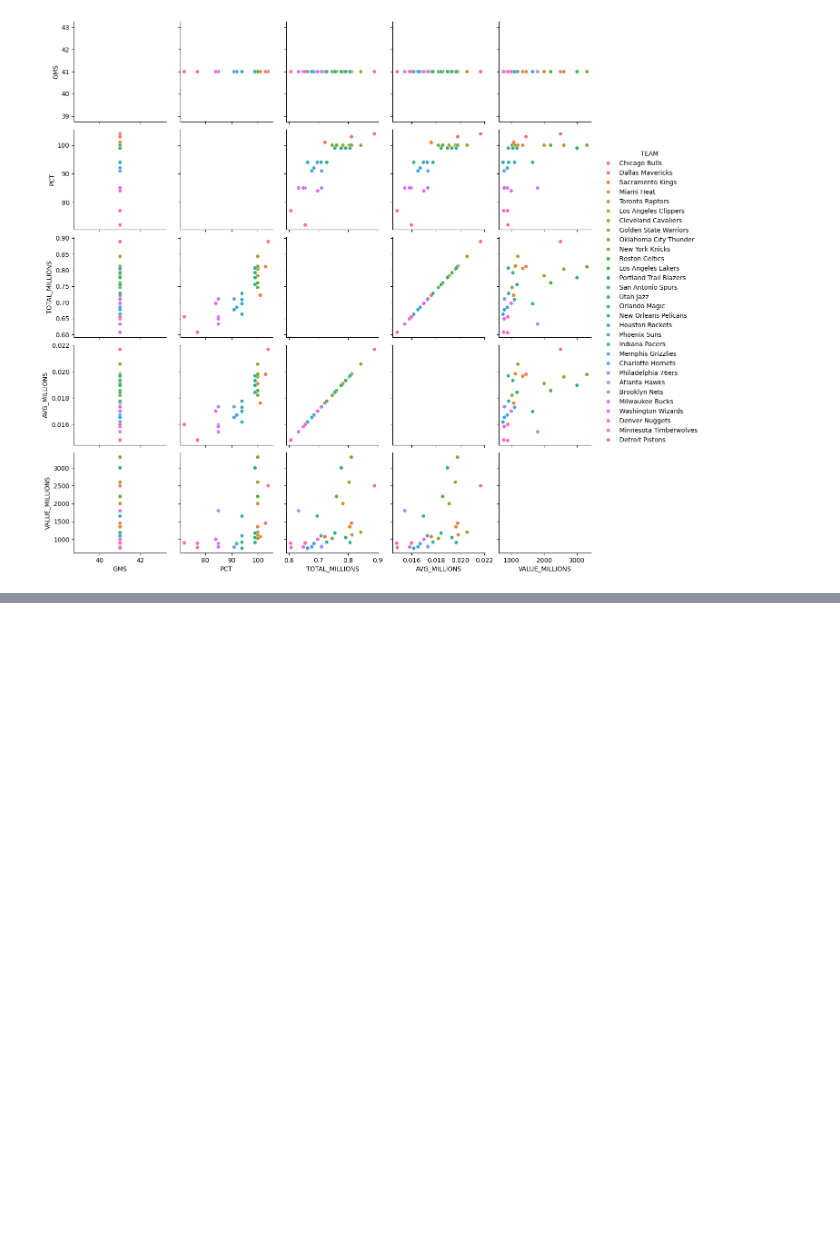
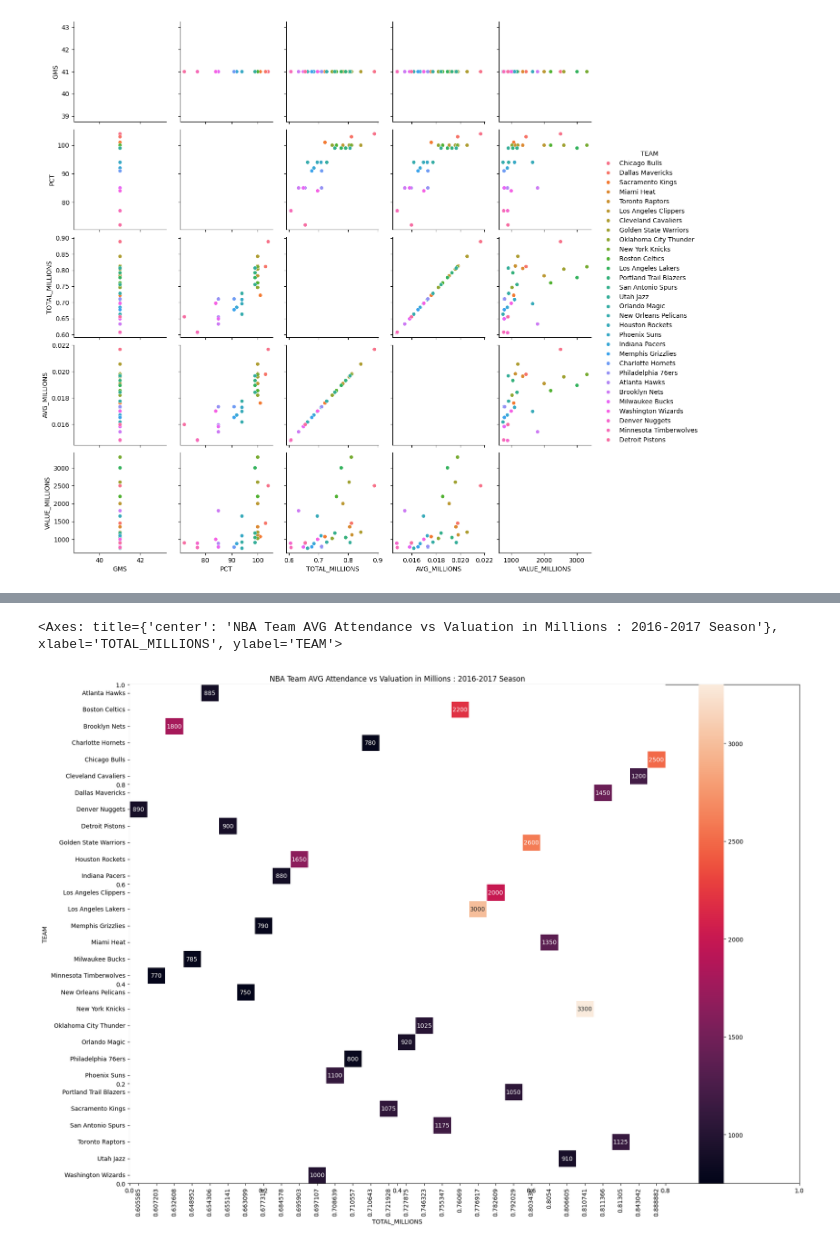
Before and after one commit to prxshetty/NBAInfluencePredictor, a Jupyter notebook: team_evaluation_nba.ipynb, the cells around one changed output, grey strips where cells are left out. Cells and saved outputs as stored; diff of their text form; code cells hidden in the pictures; blank space fills up the shorter version.

```diff
--- a/team_evaluation_nba.ipynb
+++ b/team_evaluation_nba.ipynb
@@ -109,0 +118,9 @@ sns.pairplot(attendance_valuation_df, hue="TEAM")
+# %%
+valuations=attendance_valuation_df.pivot_table(index="TEAM", columns="TOTAL_MILLIONS",value= "VALUE_MILLIONS")
+plt.subplots(figsize=(20,15))
+ax=plt.axes()
+ax.set_title("NBA Team AVG Attendance vs Valuation in Millions : 2016-2017 Season")
+sns.heatmap(valuations, linewidth=.5, annot=True, fmt='g')
+# %% [output]
+<Axes: title={'center': 'NBA Team AVG Attendance vs Valuation in Millions : 2016-2017 Season'}, xlabel='TOTAL_MILLIONS', ylabel='TEAM'>
+[figure, added]
```
Also changed, not shown: parts of 5 cells of this notebook.
